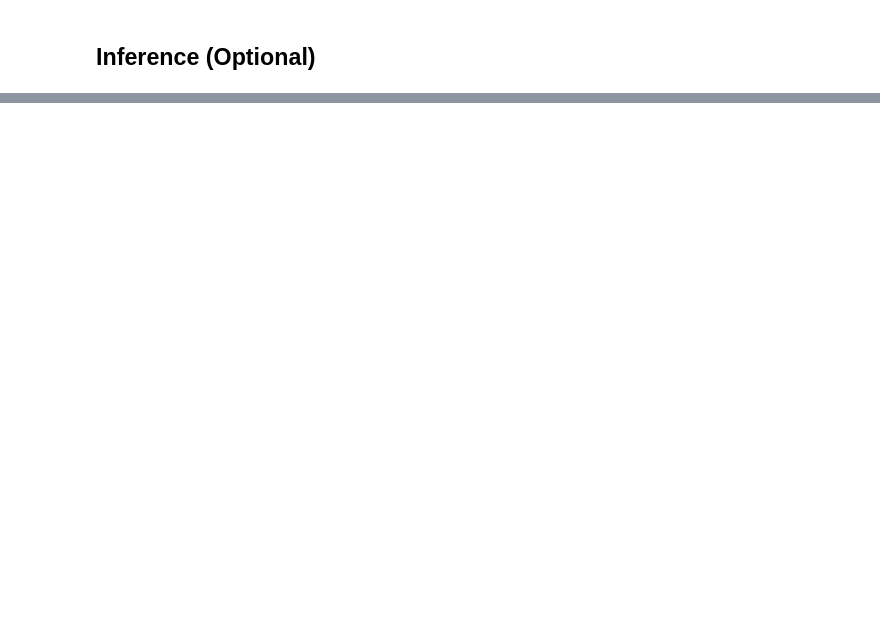
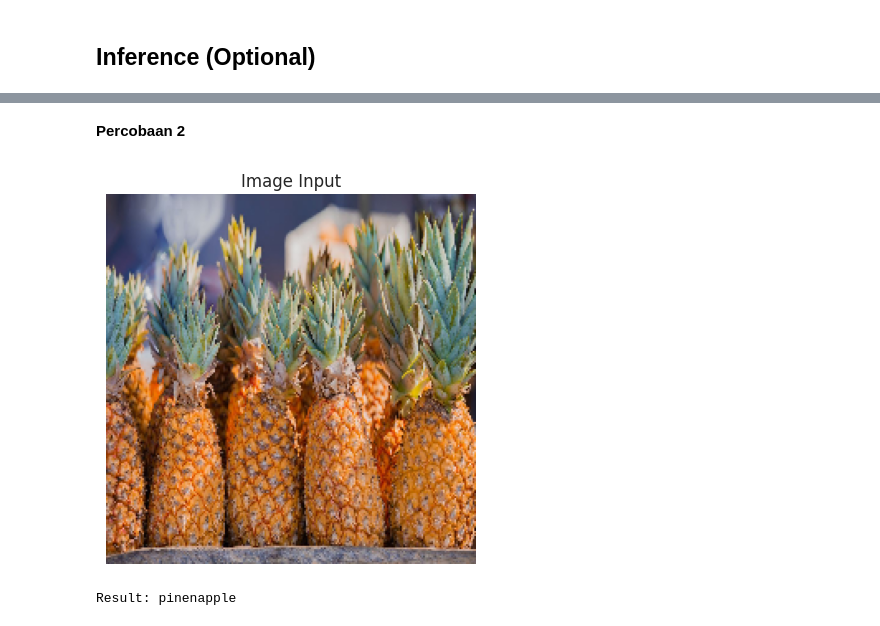
Before and after one commit to Refanz/colors-image-classification, a Jupyter notebook: notebook.ipynb, the cells around one changed output, grey strips where cells are left out. Cells and saved outputs as stored; diff of their text form; code cells hidden in the pictures; blank space fills up the shorter version.

```diff
--- a/notebook.ipynb
+++ b/notebook.ipynb
@@ -822,0 +872,15 @@ I0000 00:00:1746240548.616086    6256 mlir_graph_optimization_pass.cc:425] MLIR
+# %% [markdown]
+**Percobaan 2**
+# %%
+# Mengecek prediksi
+img_predict_path_2 = "img-prediction/pineapple.jpg"
+prediction_2 = predict_image(img_predict_path_2)
+
+# Menampilkan gambar input
+show_image(img_predict_path_2)
+
+# Menampilkan hasil
+check_label(prediction_2)
+# %% [output]
+[figure, added]
+Result: pinenapple
```
Also changed, not shown: parts of 11 cells of this notebook, 4 other files.
